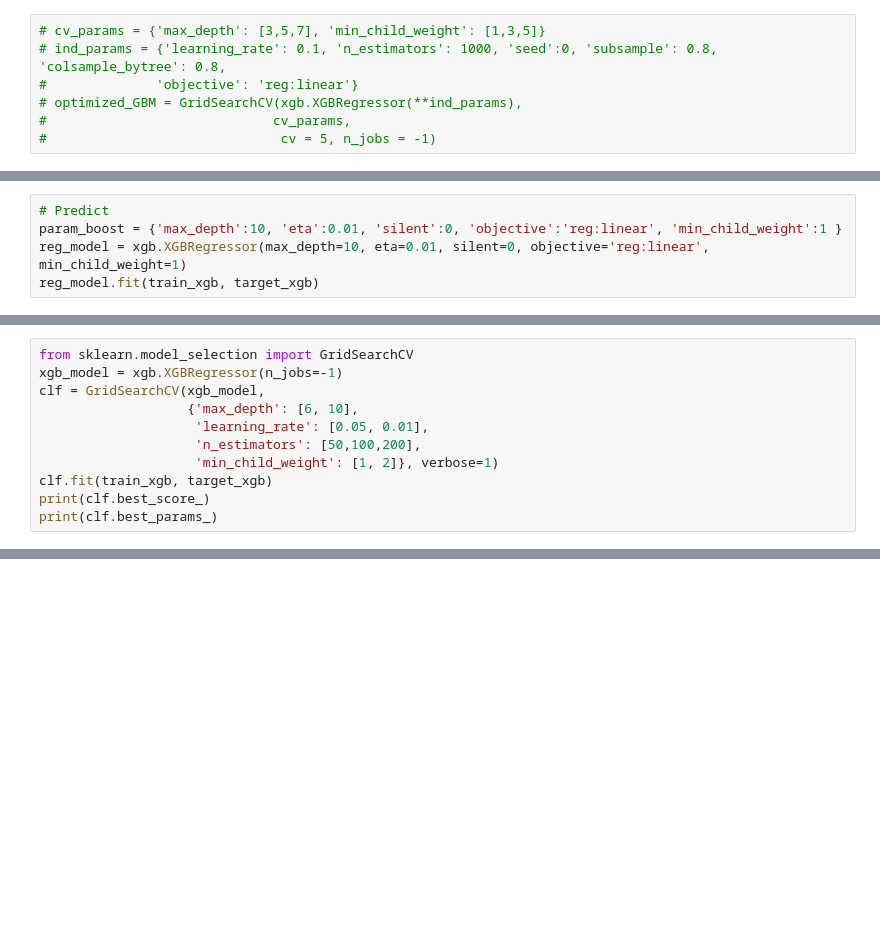
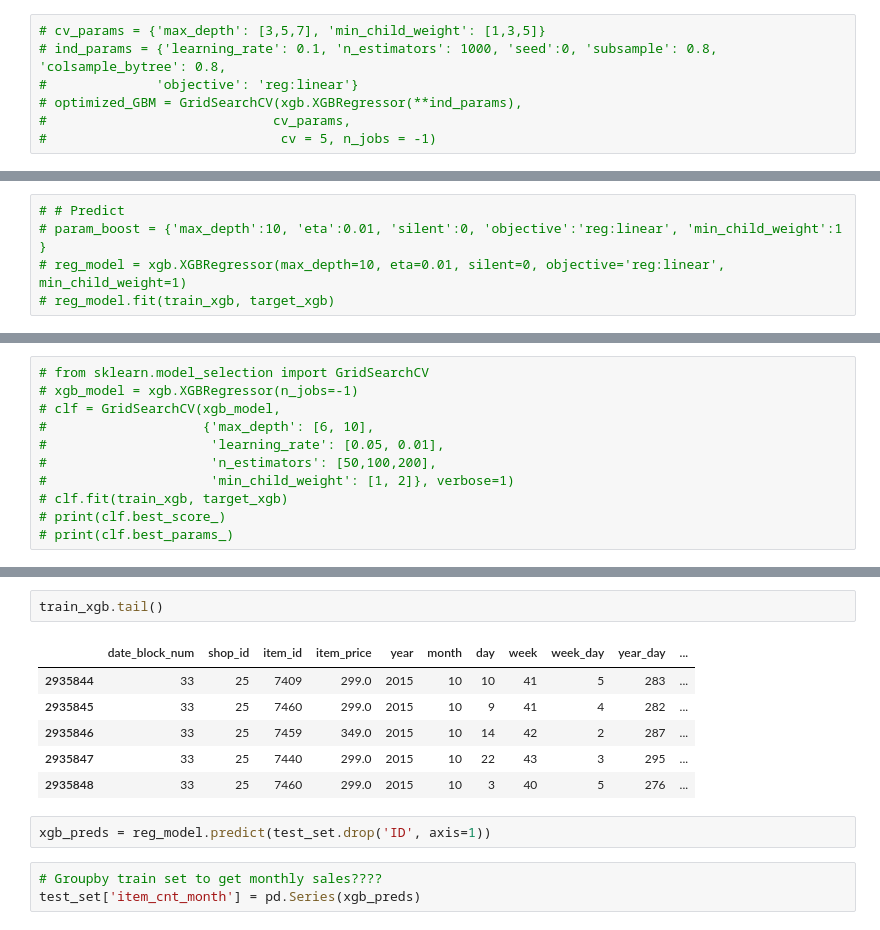
Before and after one commit to Batmobil/htwdsc, a Jupyter notebook: EDA_1st_week.ipynb, the cells around one changed output, grey strips where cells are left out. Cells and saved outputs as stored; diff of their text form; blank space fills up the shorter version.

Commit message:
Modifications to conform to test dataset.

```diff
--- a/EDA_1st_week.ipynb
+++ b/EDA_1st_week.ipynb
@@ -418,5 +385,5 @@ plt.plot(cvresult2_shuffle.index, cvresult2_shuffle['test-rmse-mean'])
 # %%
-# Predict
-param_boost = {'max_depth':10, 'eta':0.01, 'silent':0, 'objective':'reg:linear', 'min_child_weight':1 }
-reg_model = xgb.XGBRegressor(max_depth=10, eta=0.01, silent=0, objective='reg:linear', min_child_weight=1)
-reg_model.fit(train_xgb, target_xgb)
+# # Predict
+# param_boost = {'max_depth':10, 'eta':0.01, 'silent':0, 'objective':'reg:linear', 'min_child_weight':1 }
+# reg_model = xgb.XGBRegressor(max_depth=10, eta=0.01, silent=0, objective='reg:linear', min_child_weight=1)
+# reg_model.fit(train_xgb, target_xgb)
@@ -430,11 +390,11 @@ XGBRegressor(base_score=0.5, booster='gbtree', colsample_bylevel=1,
 # %%
-from sklearn.model_selection import GridSearchCV
-xgb_model = xgb.XGBRegressor(n_jobs=-1)
-clf = GridSearchCV(xgb_model,
-                   {'max_depth': [6, 10],
-                    'learning_rate': [0.05, 0.01],
-                    'n_estimators': [50,100,200],
-                    'min_child_weight': [1, 2]}, verbose=1)
-clf.fit(train_xgb, target_xgb)
-print(clf.best_score_)
-print(clf.best_params_)
+# from sklearn.model_selection import GridSearchCV
+# xgb_model = xgb.XGBRegressor(n_jobs=-1)
+# clf = GridSearchCV(xgb_model,
+#                    {'max_depth': [6, 10],
+#                     'learning_rate': [0.05, 0.01],
+#                     'n_estimators': [50,100,200],
+#                     'min_child_weight': [1, 2]}, verbose=1)
+# clf.fit(train_xgb, target_xgb)
+# print(clf.best_score_)
+# print(clf.best_params_)
@@ -442,0 +435,14 @@ Fitting 3 folds for each of 24 candidates, totalling 72 fits
+# %%
+train_xgb.tail()
+# %% [output]
+|  | date_block_num | shop_id | item_id | item_price | year | month | day | week | week_day | year_day | ... |
+| 2935844 | 33 | 25 | 7409 | 299.0 | 2015 | 10 | 10 | 41 | 5 | 283 | ... |
+| 2935845 | 33 | 25 | 7460 | 299.0 | 2015 | 10 | 9 | 41 | 4 | 282 | ... |
+| 2935846 | 33 | 25 | 7459 | 349.0 | 2015 | 10 | 14 | 42 | 2 | 287 | ... |
+| 2935847 | 33 | 25 | 7440 | 299.0 | 2015 | 10 | 22 | 43 | 3 | 295 | ... |
+| 2935848 | 33 | 25 | 7460 | 299.0 | 2015 | 10 | 3 | 40 | 5 | 276 | ... |
+# %%
+xgb_preds = reg_model.predict(test_set.drop('ID', axis=1))
+# %%
+# Groupby train set to get monthly sales????
+test_set['item_cnt_month'] = pd.Series(xgb_preds)
```
Also changed, not shown: parts of 15 cells of this notebook.
